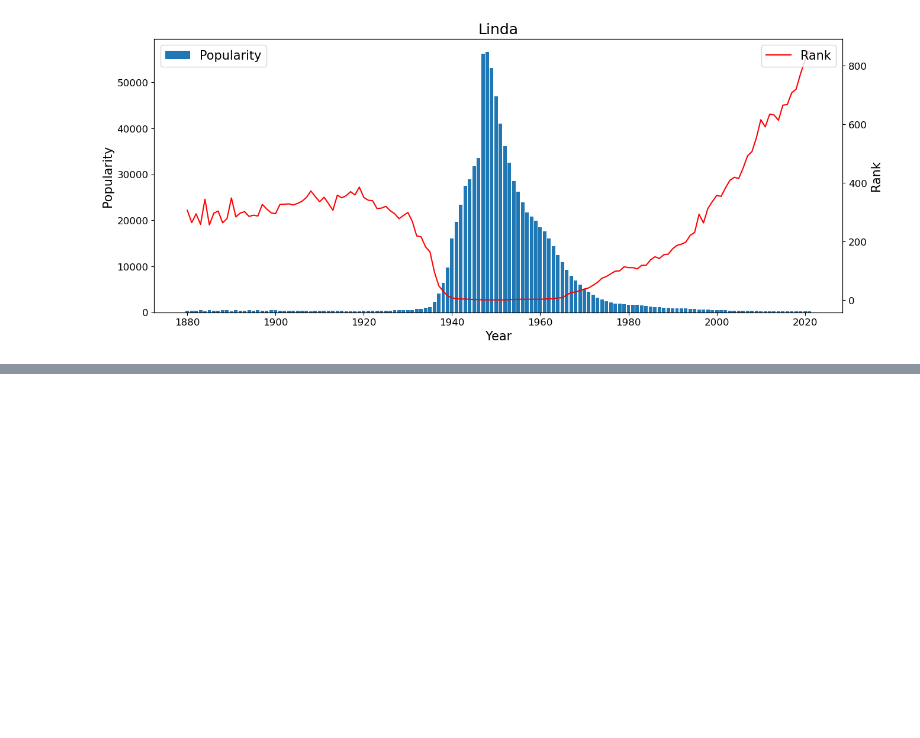
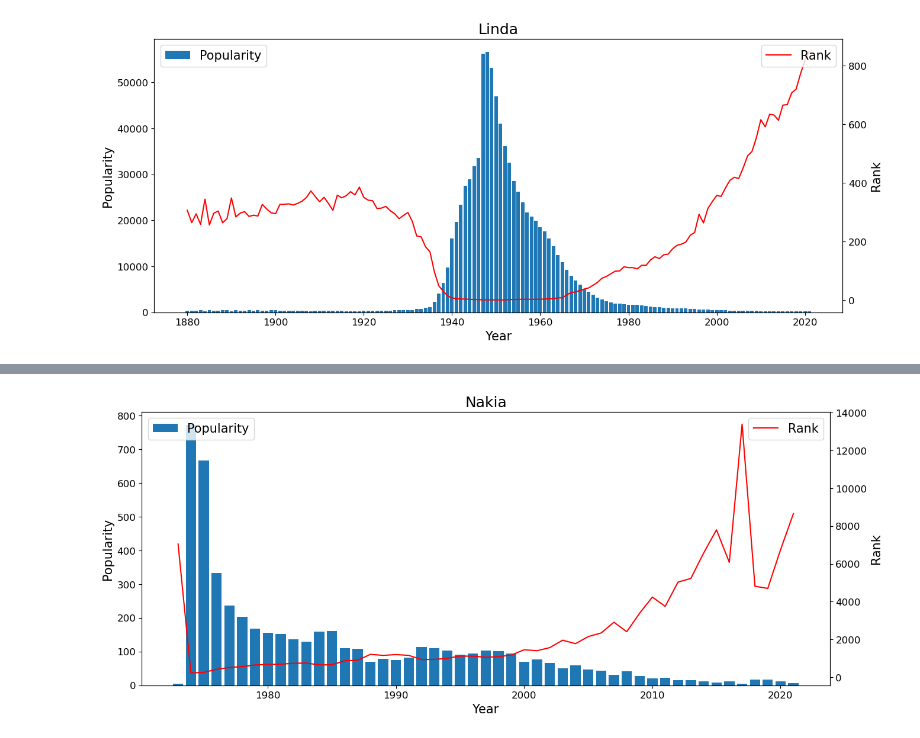
Before and after one commit to RochaErik/X-US-Baby-Names, a Jupyter notebook: EDA.ipynb, the cells around one changed output, grey strips where cells are left out. Cells and saved outputs as stored; diff of their text form; code cells hidden in the pictures; blank space fills up the shorter version.

Commit message:
Analysis of names that suddenly appears

```diff
--- a/EDA.ipynb
+++ b/EDA.ipynb
@@ -694,0 +711,4 @@ plot_name('Linda', 'F')
+# %%
+plot_name('Nakia', 'F')
+# %% [output]
+[figure, added]
```
Also changed, not shown: parts of 15 cells of this notebook.
